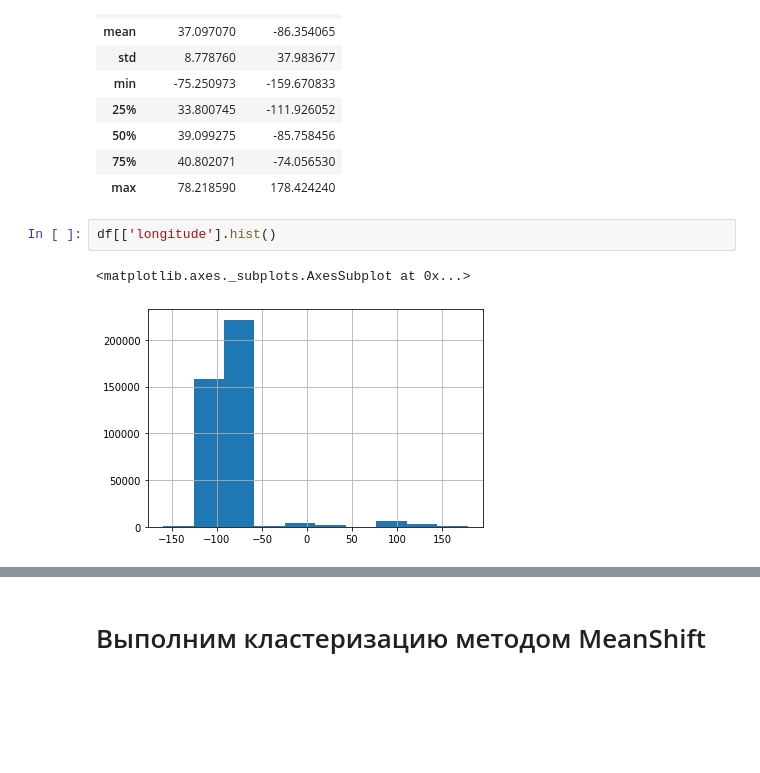
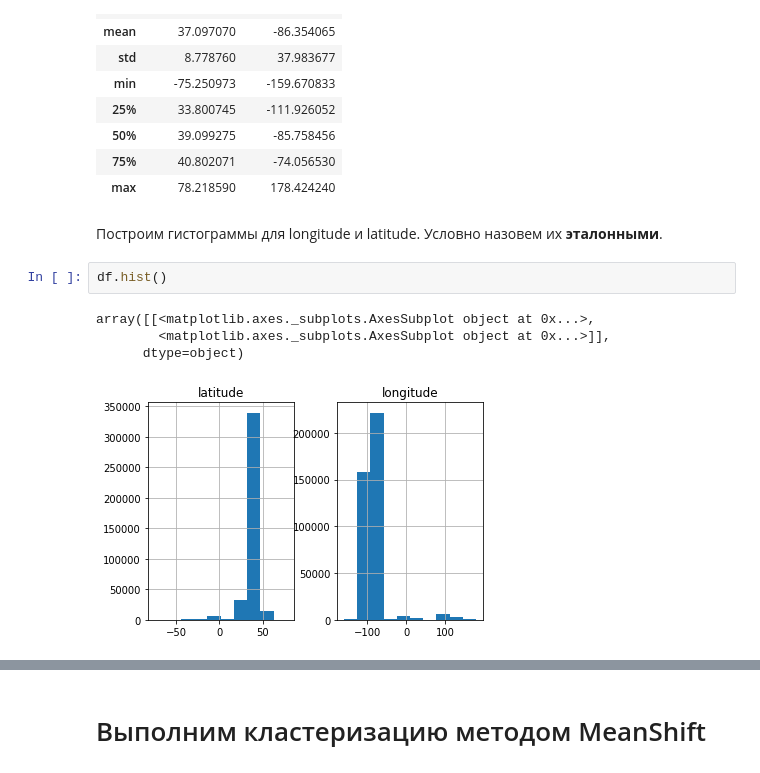
Before and after one commit to sunnyEmty/ML_pet_projects, a Jupyter notebook: checkIn_clustering/CheckInClastering.ipynb, the cells around one changed output, grey strips where cells are left out. Cells and saved outputs as stored; diff of their text form; blank space fills up the shorter version.

```diff
--- a/checkIn_clustering/CheckInClastering.ipynb
+++ b/checkIn_clustering/CheckInClastering.ipynb
@@ -96,8 +115,12 @@ df.describe()
 | 50% | 39.099275 | -85.758456 |
 | 75% | 40.802071 | -74.056530 |
 | max | 78.218590 | 178.424240 |
+# %% [markdown]
+Построим гистограммы для longitude и latitude. Условно назовем их **эталонными**.
 # %%
-df[['longitude'].hist()
+df.hist()
 # %% [output]
-<matplotlib.axes._subplots.AxesSubplot at 0x...>
+array([[<matplotlib.axes._subplots.AxesSubplot object at 0x...>,
+        <matplotlib.axes._subplots.AxesSubplot object at 0x...>]],
+      dtype=object)
-[figure, old version]
+[figure, new version]
```
Also changed, not shown: parts of 19 cells of this notebook.
